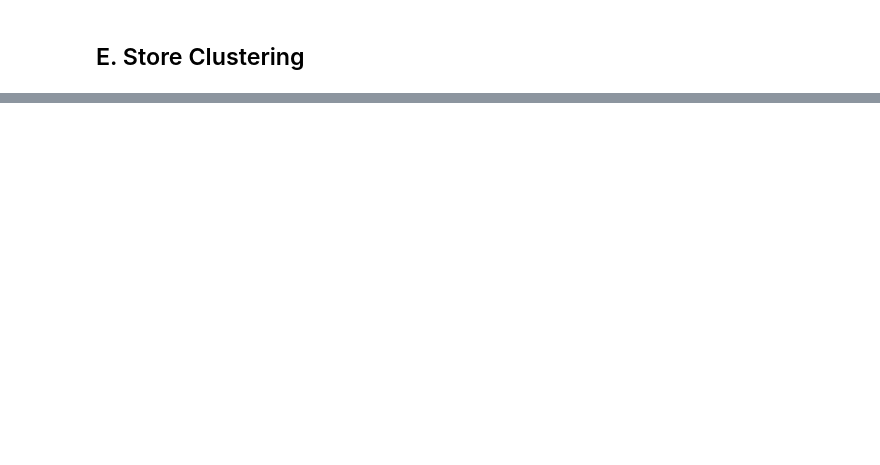
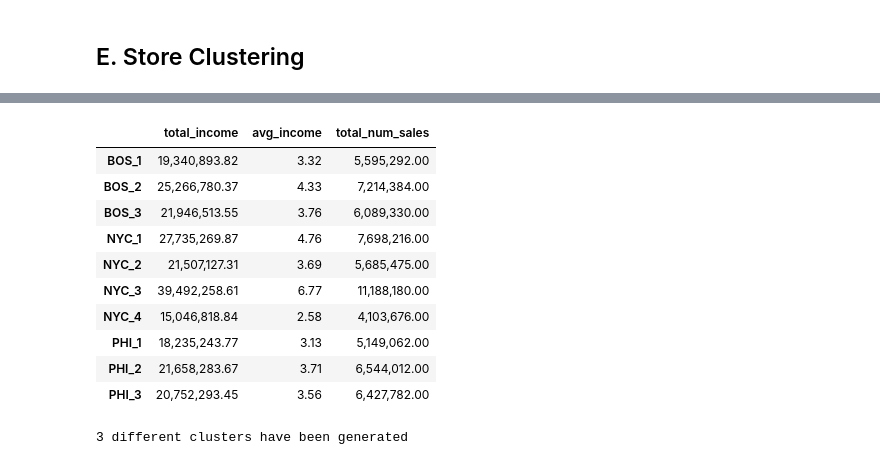
Before and after one commit to Maycas/DS-Market, a Jupyter notebook: 2 - Clustering/Clustering.ipynb, the cells around one changed output, grey strips where cells are left out. Drawn from its saved outputs; the diff is of its cells as text; code cells hidden in the pictures; blank space fills up the shorter version.

```diff
--- a/2 - Clustering/Clustering.ipynb
+++ b/2 - Clustering/Clustering.ipynb
@@ -236,0 +238,25 @@ ____
+# %%
+# preparing the dataframe to use for this analysis
+df = pd.DataFrame({
+    'total_income' : sales_by_store.iloc[2:, 7],
+    'avg_income': sales_by_store.iloc[2:, 8],
+    'total_num_sales': sales_by_store.iloc[2:, 1]
+})
+
+df['total_income'] = df['total_income'].astype('float')
+df['avg_income'] = df['avg_income'].astype('float')
+df['total_num_sales'] = df['total_num_sales'].astype('float')
+
+df
+# %% [output]
+|  | total_income | avg_income | total_num_sales |
+| BOS_1 | 19,340,893.82 | 3.32 | 5,595,292.00 |
+| BOS_2 | 25,266,780.37 | 4.33 | 7,214,384.00 |
+| BOS_3 | 21,946,513.55 | 3.76 | 6,089,330.00 |
+| NYC_1 | 27,735,269.87 | 4.76 | 7,698,216.00 |
+| NYC_2 | 21,507,127.31 | 3.69 | 5,685,475.00 |
+| NYC_3 | 39,492,258.61 | 6.77 | 11,188,180.00 |
+| NYC_4 | 15,046,818.84 | 2.58 | 4,103,676.00 |
+| PHI_1 | 18,235,243.77 | 3.13 | 5,149,062.00 |
+| PHI_2 | 21,658,283.67 | 3.71 | 6,544,012.00 |
+| PHI_3 | 20,752,293.45 | 3.56 | 6,427,782.00 |
@@ -236,0 +293,8 @@ ____
+# %%
+clusters = 3
+kmeans = KMeans(n_clusters = clusters, init = 'k-means++')
+
+clusters = clustering.get_clusters(scaled_df, kmeans)
+df['cluster'] = clusters
+# %% [output]
+3 different clusters have been generated
```
Also changed, not shown: parts of 15 cells of this notebook, 3 other files.
